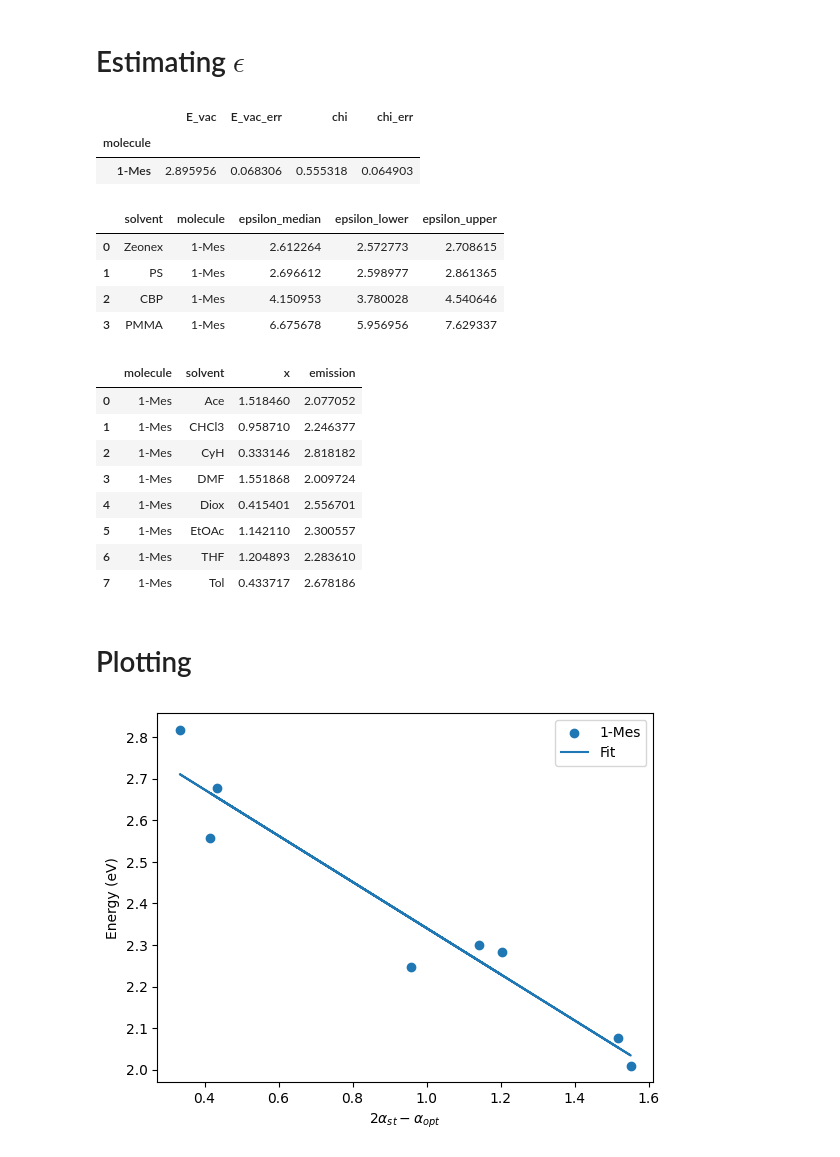
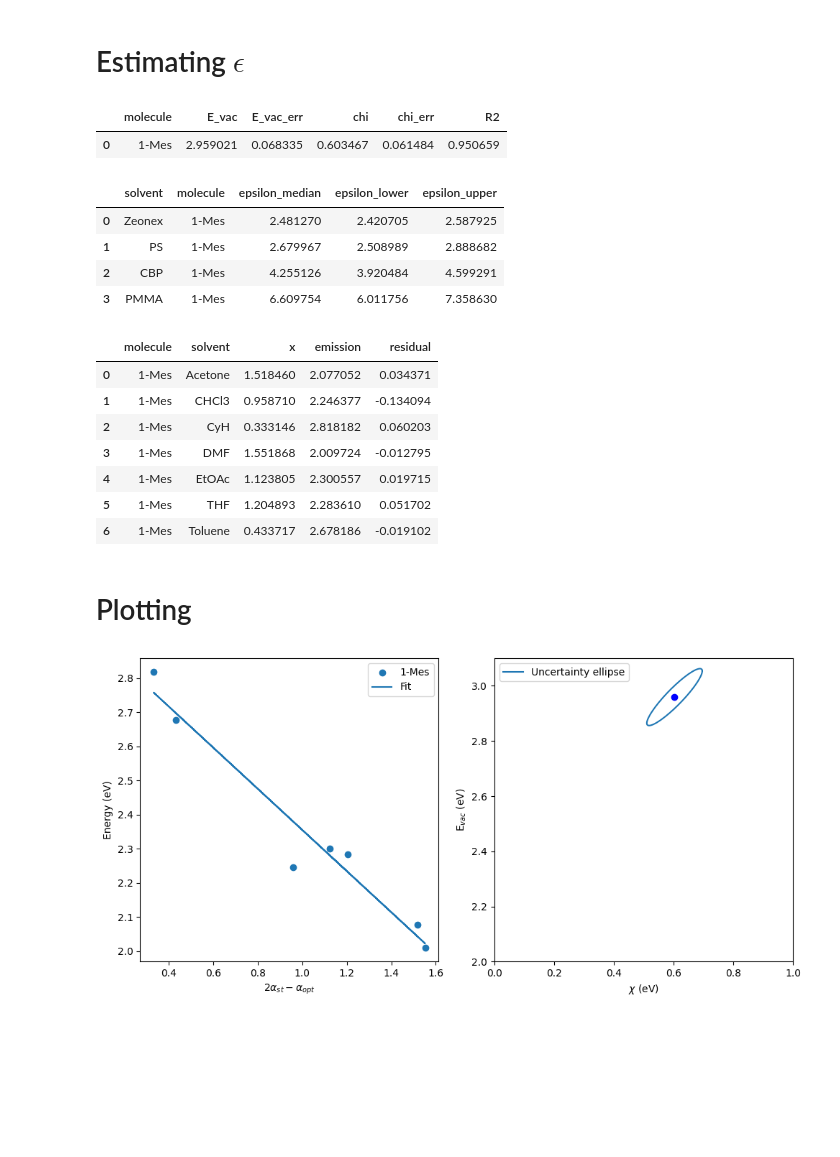
Before and after one commit to LeonardoESousa/spec2epsilon, a Jupyter notebook: examples/tutorial.ipynb, the cells around one changed output. Cells and saved outputs as stored; diff of their text form; code cells hidden in the pictures; blank space fills up the shorter version.

```diff
--- a/examples/tutorial.ipynb
+++ b/examples/tutorial.ipynb
@@ -5,7 +5,7 @@
 # %%
 import matplotlib.pyplot as plt
 import spec2epsilon
-estimates, characterization, plot_data = spec2epsilon.analysis("1mes.csv")
+estimates, characterization, plot_data, ellipse = spec2epsilon.analysis("1mes.csv", ignore_list=['dioxane'], ellipse=True)
 
 
 # Vacuum energies and susceptibilities are stored in the characterization DataFrame
@@ -17,41 +17,50 @@ display(estimates)
 # Data for plotting (emission energies in solution and x = 2 alpha_st - alpha_opt)
 display(plot_data)
 # %% [output]
-|  | E_vac | E_vac_err | chi | chi_err |
-| molecule |  |  |  |  |
-| 1-Mes | 2.895956 | 0.068306 | 0.555318 | 0.064903 |
+|  | molecule | E_vac | E_vac_err | chi | chi_err | R2 |
+| 0 | 1-Mes | 2.959021 | 0.068335 | 0.603467 | 0.061484 | 0.950659 |
 |  | solvent | molecule | epsilon_median | epsilon_lower | epsilon_upper |
-| 0 | Zeonex | 1-Mes | 2.612264 | 2.572773 | 2.708615 |
-| 1 | PS | 1-Mes | 2.696612 | 2.598977 | 2.861365 |
-| 2 | CBP | 1-Mes | 4.150953 | 3.780028 | 4.540646 |
-| 3 | PMMA | 1-Mes | 6.675678 | 5.956956 | 7.629337 |
+| 0 | Zeonex | 1-Mes | 2.481270 | 2.420705 | 2.587925 |
+| 1 | PS | 1-Mes | 2.679967 | 2.508989 | 2.888682 |
+| 2 | CBP | 1-Mes | 4.255126 | 3.920484 | 4.599291 |
+| 3 | PMMA | 1-Mes | 6.609754 | 6.011756 | 7.358630 |
-|  | molecule | solvent | x | emission |
-| 0 | 1-Mes | Ace | 1.518460 | 2.077052 |
-| 1 | 1-Mes | CHCl3 | 0.958710 | 2.246377 |
-| 2 | 1-Mes | CyH | 0.333146 | 2.818182 |
-| 3 | 1-Mes | DMF | 1.551868 | 2.009724 |
-| 4 | 1-Mes | Diox | 0.415401 | 2.556701 |
-| 5 | 1-Mes | EtOAc | 1.142110 | 2.300557 |
-| 6 | 1-Mes | THF | 1.204893 | 2.283610 |
-| 7 | 1-Mes | Tol | 0.433717 | 2.678186 |
+|  | molecule | solvent | x | emission | residual |
+| 0 | 1-Mes | Acetone | 1.518460 | 2.077052 | 0.034371 |
+| 1 | 1-Mes | CHCl3 | 0.958710 | 2.246377 | -0.134094 |
+| 2 | 1-Mes | CyH | 0.333146 | 2.818182 | 0.060203 |
+| 3 | 1-Mes | DMF | 1.551868 | 2.009724 | -0.012795 |
+| 4 | 1-Mes | EtOAc | 1.123805 | 2.300557 | 0.019715 |
+| 5 | 1-Mes | THF | 1.204893 | 2.283610 | 0.051702 |
+| 6 | 1-Mes | Toluene | 0.433717 | 2.678186 | -0.019102 |
 # %% [markdown]
 # Plotting
 # %%
+
+fig, ax = plt.subplots(1,2, figsize=(10,5))
 # Choose molecule of interest
 mol = '1-Mes'
 
 dfm = plot_data[plot_data["molecule"] == mol]
-plt.scatter(dfm["x"], dfm["emission"], label=mol)
+ax[0].scatter(dfm["x"], dfm["emission"], label=mol)
 xs = dfm["x"].to_numpy()
 
-chi = characterization.loc[mol, "chi"]
-E_vac = characterization.loc[mol, "E_vac"]
+chi = characterization[characterization.molecule == mol]["chi"].values[0]
+E_vac = characterization[characterization.molecule == mol]["E_vac"].values[0]
 y_pred = E_vac - chi * xs
 
-plt.plot(xs, y_pred, label="Fit")
-plt.xlabel(r"$2\alpha_{st} - \alpha_{opt}$")
-plt.ylabel("Energy (eV)")
-plt.legend()
-plt.show()
+ax[0].plot(xs, y_pred, label="Fit")
+ax[0].set_xlabel(r"$2\alpha_{st} - \alpha_{opt}$")
+ax[0].set_ylabel("Energy (eV)")
+ax[0].legend()
+
+ax[1].plot(ellipse[mol][0], ellipse[mol][1], label="Uncertainty ellipse")
+ax[1].scatter(chi, E_vac, color='blue')
+ax[1].set_xlabel(r"$\chi$ (eV)")
+ax[1].set_ylabel(r"E$_{vac}$ (eV)")
+ax[1].set_xlim(0, 1)
+ax[1].set_ylim(2.0, 3.1)
+ax[1].legend()
+
+plt.tight_layout()
 # %% [output]
-[figure, old version]
+[figure, new version]
```
Also changed, not shown: 7 other files.
